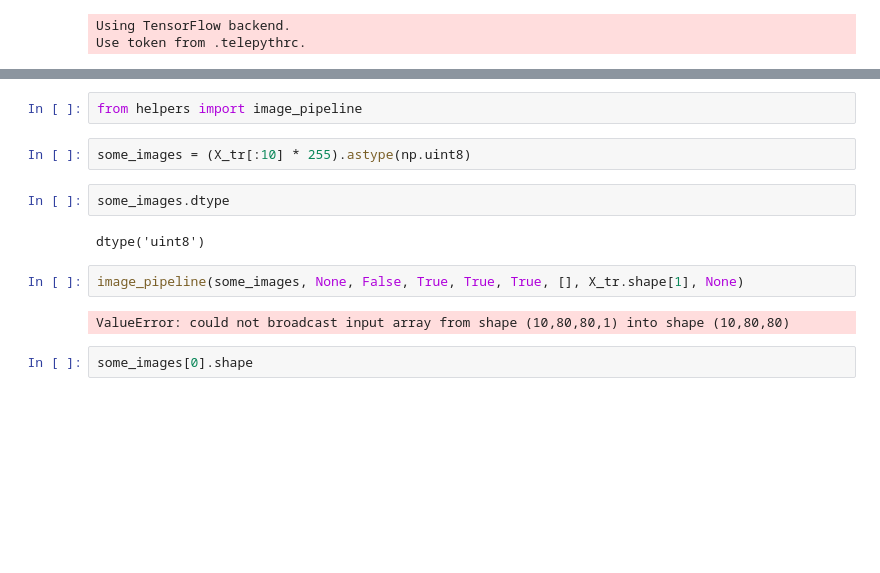
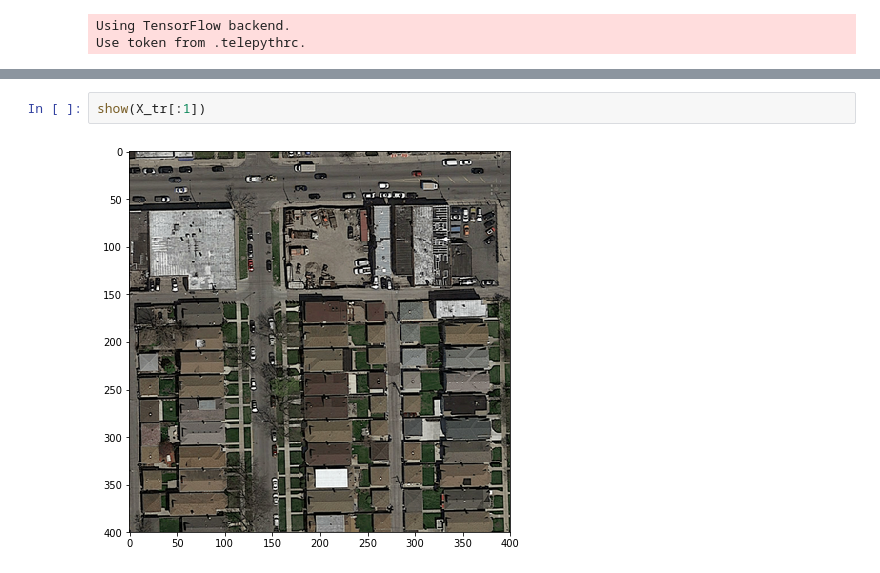
Before and after one commit to gregunz/MachineLearning2017, a Jupyter notebook: project02/src/tmp.ipynb, the cells around one changed output, grey strips where cells are left out. Cells and saved outputs as stored; diff of their text form; blank space fills up the shorter version.

```diff
--- a/project02/src/tmp.ipynb
+++ b/project02/src/tmp.ipynb
@@ -104,14 +61,4 @@ show([img, gamma_3d(img), clahe_3d(img)])
-# %%
-from helpers import image_pipeline
-# %%
-some_images = (X_tr[:10] * 255).astype(np.uint8)
-# %%
-some_images.dtype
-# %% [output]
-dtype('uint8')
-# %%
-image_pipeline(some_images, None, False, True, True, True, [], X_tr.shape[1], None)
-# %% [output]
-ValueError: could not broadcast input array from shape (10,80,80,1) into shape (10,80,80)
-# %%
-some_images[0].shape
+# %%
+show(X_tr[:1])
+# %% [output]
+[figure, added]
```
Also changed, not shown: parts of 24 cells of this notebook, 5 other files.
